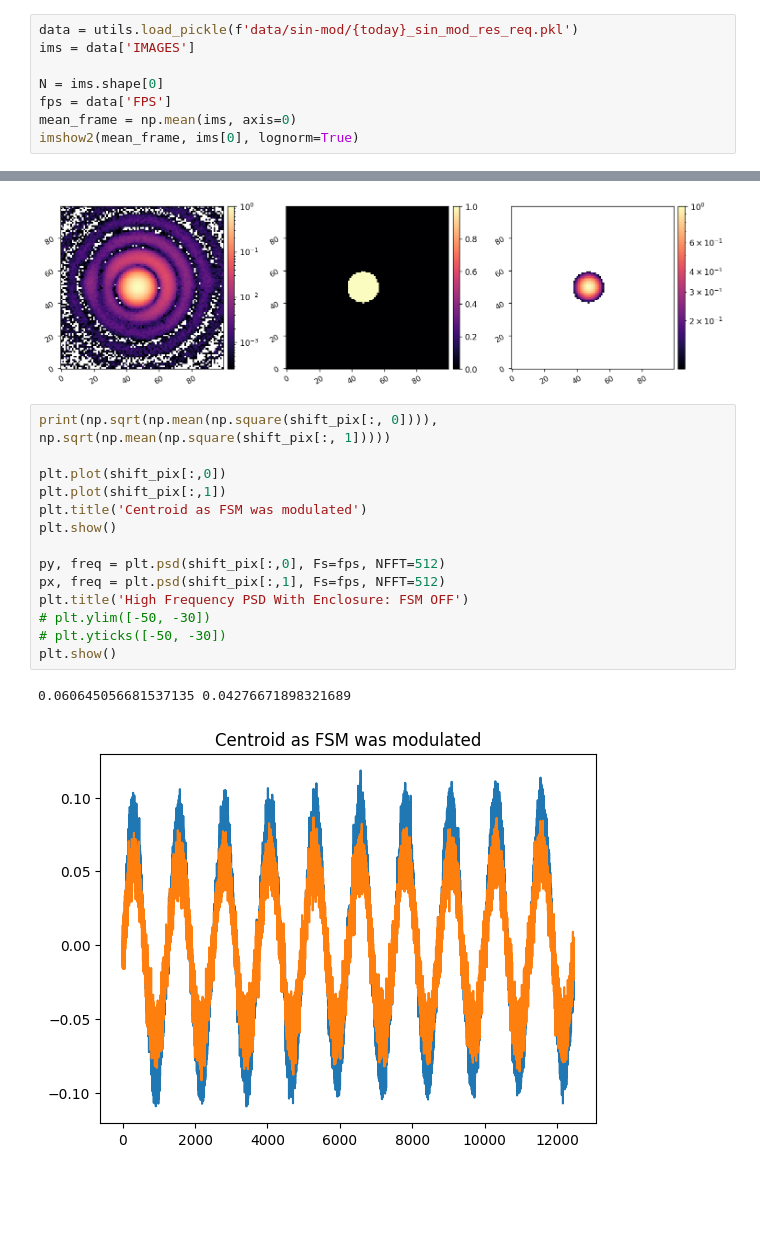
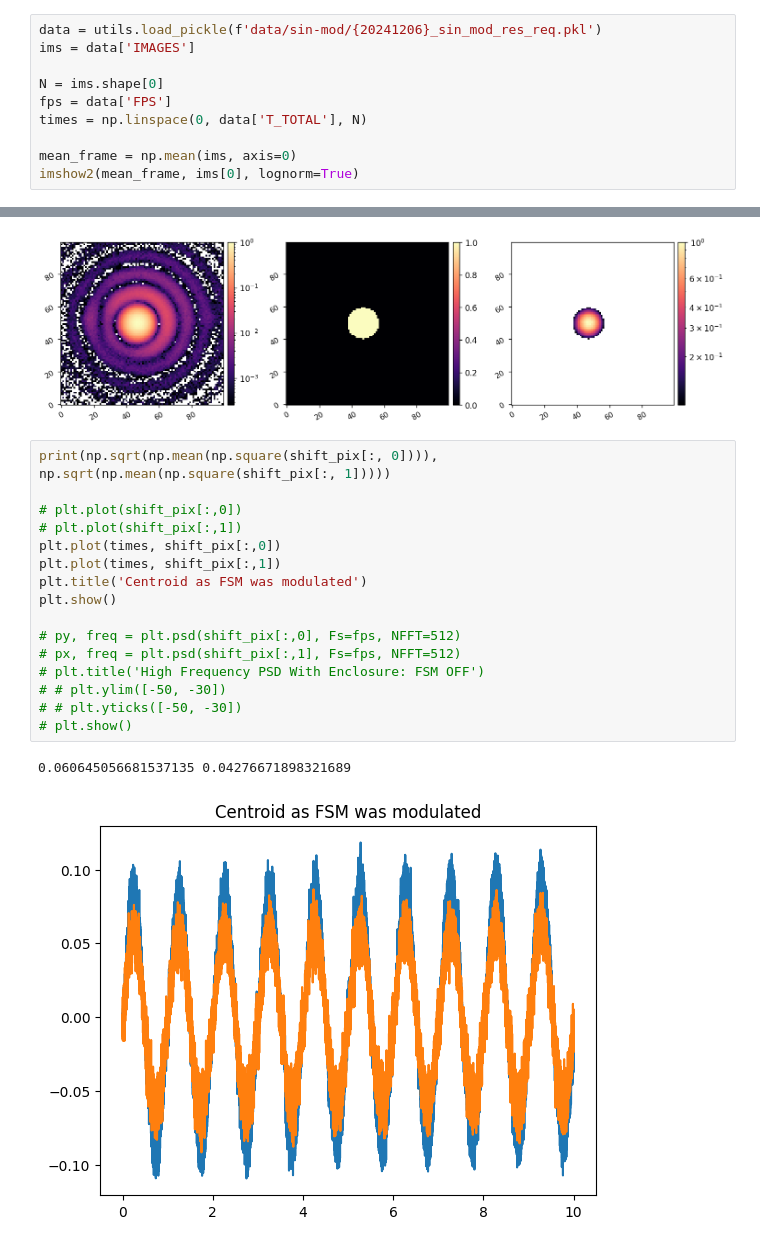
Before and after one commit to nick-lambert/fsm-exps, a Jupyter notebook: record_resolution.ipynb, the cells around one changed output, grey strips where cells are left out. Drawn from its saved outputs; the diff is of its cells as text; blank space fills up the shorter version.

```diff
--- a/record_resolution.ipynb
+++ b/record_resolution.ipynb
@@ -109,9 +113,11 @@ Saved data to:  data/sin-mod/20241206_sin_mod_res_req.pkl
 # %%
-data = utils.load_pickle(f'data/sin-mod/{today}_sin_mod_res_req.pkl')
+data = utils.load_pickle(f'data/sin-mod/{20241206}_sin_mod_res_req.pkl')
 ims = data['IMAGES']
 
 N = ims.shape[0]
 fps = data['FPS']
+times = np.linspace(0, data['T_TOTAL'], N)
+
 mean_frame = np.mean(ims, axis=0)
 imshow2(mean_frame, ims[0], lognorm=True)
 # %% [output]
@@ -134,17 +140,19 @@ shift_pix[:,1] = shift_pix[:,1] - np.mean(shift_pix[:,1])
 # %%
 print(np.sqrt(np.mean(np.square(shift_pix[:, 0]))), np.sqrt(np.mean(np.square(shift_pix[:, 1]))))
 
-plt.plot(shift_pix[:,0])
-plt.plot(shift_pix[:,1])
+# plt.plot(shift_pix[:,0])
+# plt.plot(shift_pix[:,1])
+plt.plot(times, shift_pix[:,0])
+plt.plot(times, shift_pix[:,1])
 plt.title('Centroid as FSM was modulated')
 plt.show()
 
-py, freq = plt.psd(shift_pix[:,0], Fs=fps, NFFT=512)
-px, freq = plt.psd(shift_pix[:,1], Fs=fps, NFFT=512)
-plt.title('High Frequency PSD With Enclosure: FSM OFF')
-# plt.ylim([-50, -30])
-# plt.yticks([-50, -30])
-plt.show()
+# py, freq = plt.psd(shift_pix[:,0], Fs=fps, NFFT=512)
+# px, freq = plt.psd(shift_pix[:,1], Fs=fps, NFFT=512)
+# plt.title('High Frequency PSD With Enclosure: FSM OFF')
+# # plt.ylim([-50, -30])
+# # plt.yticks([-50, -30])
+# plt.show()
 # %% [output]
 0.060645056681537135 0.04276671898321689
-[figure, old version]
+[figure, new version]
```
Also changed, not shown: parts of 4 cells of this notebook, 1 other file.
